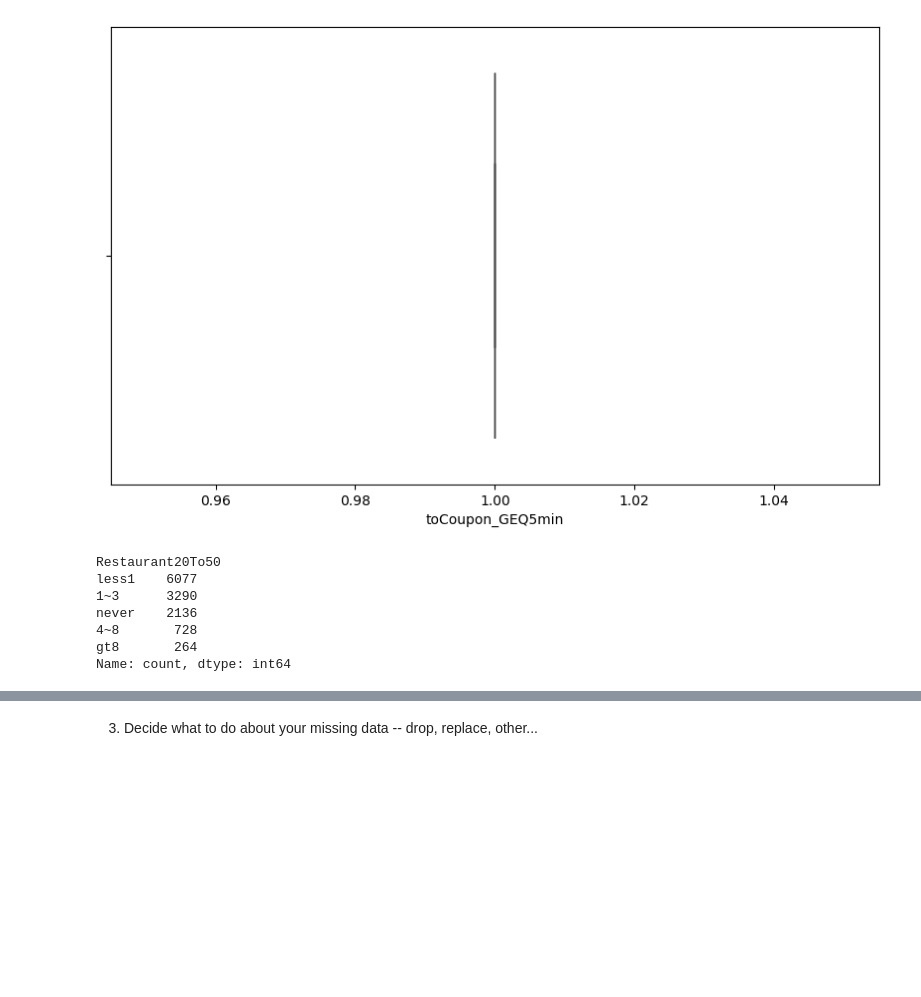
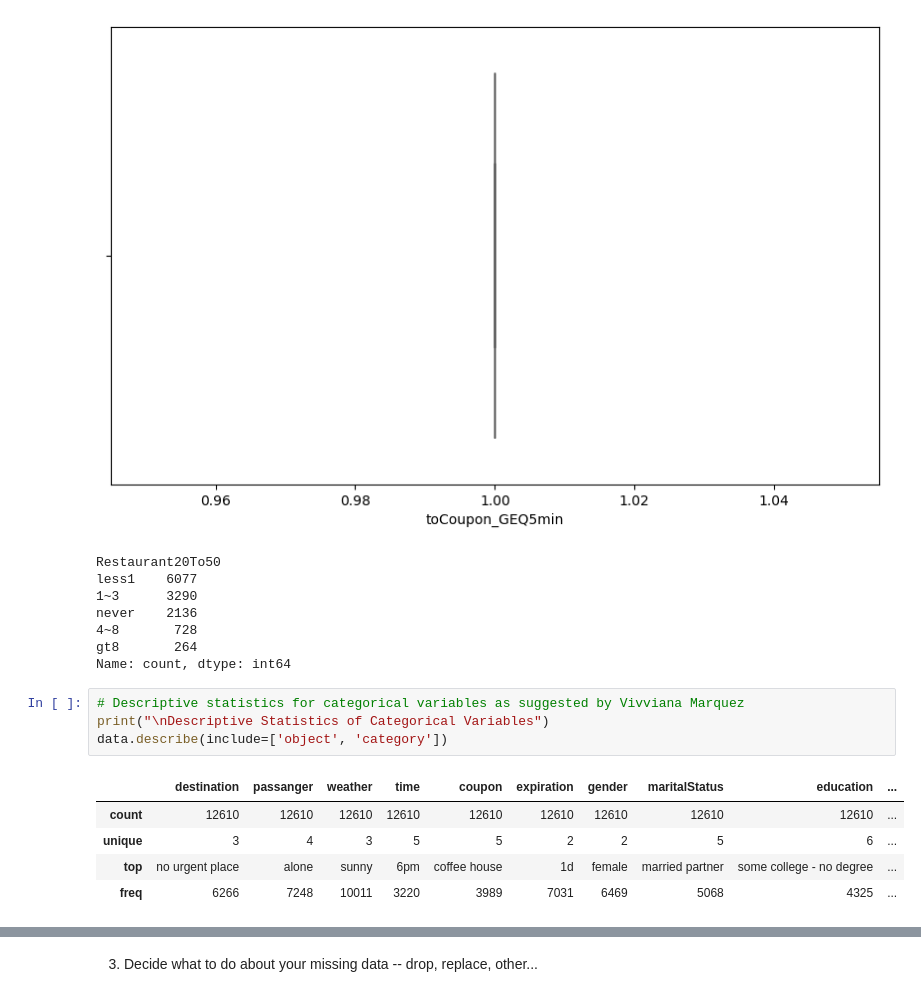
Before and after one commit to RohitKBhatnagar/CouponAcceptance, a Jupyter notebook: CouponAcceptance.ipynb, the cells around one changed output, grey strips where cells are left out. Saved outputs shown, nothing was run; the diff lists cells and outputs as text; blank space fills up the shorter version.

```diff
--- a/CouponAcceptance.ipynb
+++ b/CouponAcceptance.ipynb
@@ -224,3 +224,13 @@ never    2136
 4~8       728
 gt8       264
 Name: count, dtype: int64
+# %%
+# Descriptive statistics for categorical variables as suggested by Vivviana Marquez
+print("\nDescriptive Statistics of Categorical Variables")
+data.describe(include=['object', 'category'])
+# %% [output]
+|  | destination | passanger | weather | time | coupon | expiration | gender | maritalStatus | education | ... |
+| count | 12610 | 12610 | 12610 | 12610 | 12610 | 12610 | 12610 | 12610 | 12610 | ... |
+| unique | 3 | 4 | 3 | 5 | 5 | 2 | 2 | 5 | 6 | ... |
+| top | no urgent place | alone | sunny | 6pm | coffee house | 1d | female | married partner | some college - no degree | ... |
+| freq | 6266 | 7248 | 10011 | 3220 | 3989 | 7031 | 6469 | 5068 | 4325 | ... |
```
Also changed, not shown: parts of 3 cells of this notebook.
